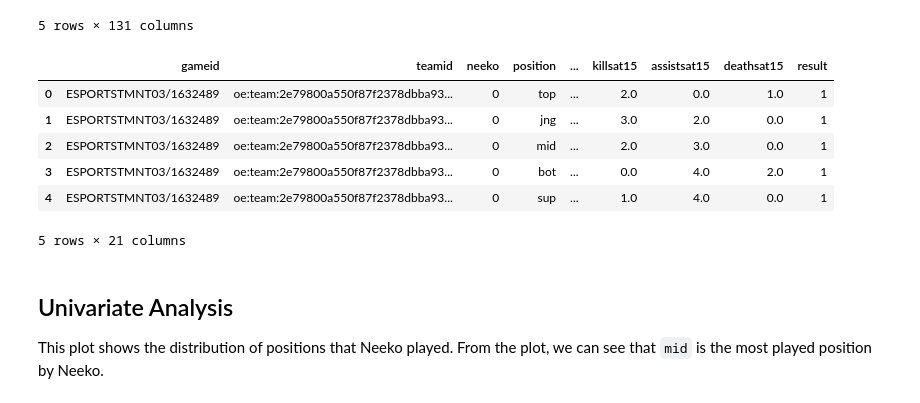
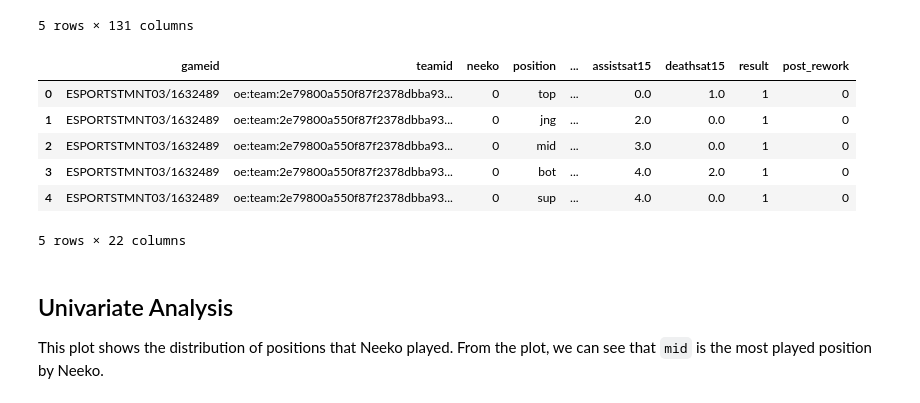
Before and after one commit to elliekwang/neeko_rework, a Jupyter notebook: neeko_rework.ipynb, the cells around one changed output. Drawn from its saved outputs; the diff is of its cells as text; code cells hidden in the pictures.

```diff
--- a/neeko_rework.ipynb
+++ b/neeko_rework.ipynb
@@ -100,41 +142,41 @@ league['patch'] = league['patch'].replace(patches)
 
 # get team summary statistics
 team_stats = (league[(league['participantid'] == 100) | (league['participantid'] == 200)]
               .loc[:,['gameid', 'teamid','firstdragon', 'firstherald', 'heralds', 'opp_heralds']])
 
 # subset dataframe to player level data
 league = league[(league['participantid'] != 100) & (league['participantid'] != 200)]
 
 # drop stats cols in league to retain col names after merge
 league = league.drop(columns=['firstdragon', 'firstherald', 'heralds', 'opp_heralds'])
 
 # merge team stats onto player level data
 league = league.merge(team_stats, on=['gameid', 'teamid'], how='left')
 
 # create a binary variable for before and after Patch 13.9
 league['post_rework'] = (league['patch'] >= 13.09).astype(int)
 
 # create a binary variable for whether neeko played in the game
 league['neeko'] = (league['champion'] == 'Neeko').astype(int)
 
 # create a new variable for difference in heralds gained
 league['herald_diff'] = league['heralds'] - league['opp_heralds']
 
 # keep features we need
 league = (league.loc[:, ['gameid', 'teamid', 'neeko', 'position', 'datacompleteness','league',
                 'patch', 'patch_missing','firstdragon', 'firstherald', 'herald_diff', 'goldat15','xpat15','csat15',
                 'golddiffat15','xpdiffat15','csdiffat15','killsat15','assistsat15','deathsat15',
-                'result']])
+                'result', 'post_rework']])
 
 league.head()
 # %% [output]
-|  | gameid | teamid | neeko | position | ... | killsat15 | assistsat15 | deathsat15 | result |
-| 0 | ESPORTSTMNT03/1632489 | oe:team:2e79800a550f87f2378dbba93... | 0 | top | ... | 2.0 | 0.0 | 1.0 | 1 |
-| 1 | ESPORTSTMNT03/1632489 | oe:team:2e79800a550f87f2378dbba93... | 0 | jng | ... | 3.0 | 2.0 | 0.0 | 1 |
-| 2 | ESPORTSTMNT03/1632489 | oe:team:2e79800a550f87f2378dbba93... | 0 | mid | ... | 2.0 | 3.0 | 0.0 | 1 |
-| 3 | ESPORTSTMNT03/1632489 | oe:team:2e79800a550f87f2378dbba93... | 0 | bot | ... | 0.0 | 4.0 | 2.0 | 1 |
-| 4 | ESPORTSTMNT03/1632489 | oe:team:2e79800a550f87f2378dbba93... | 0 | sup | ... | 1.0 | 4.0 | 0.0 | 1 |
+|  | gameid | teamid | neeko | position | ... | assistsat15 | deathsat15 | result | post_rework |
+| 0 | ESPORTSTMNT03/1632489 | oe:team:2e79800a550f87f2378dbba93... | 0 | top | ... | 0.0 | 1.0 | 1 | 0 |
+| 1 | ESPORTSTMNT03/1632489 | oe:team:2e79800a550f87f2378dbba93... | 0 | jng | ... | 2.0 | 0.0 | 1 | 0 |
+| 2 | ESPORTSTMNT03/1632489 | oe:team:2e79800a550f87f2378dbba93... | 0 | mid | ... | 3.0 | 0.0 | 1 | 0 |
+| 3 | ESPORTSTMNT03/1632489 | oe:team:2e79800a550f87f2378dbba93... | 0 | bot | ... | 4.0 | 2.0 | 1 | 0 |
+| 4 | ESPORTSTMNT03/1632489 | oe:team:2e79800a550f87f2378dbba93... | 0 | sup | ... | 4.0 | 0.0 | 1 | 0 |
-5 rows × 21 columns
+5 rows × 22 columns
 # %%
 # print(league.head().to_markdown(index = False))
 # %% [markdown]
```
Also changed, not shown: parts of 38 cells of this notebook, 5 other files.
